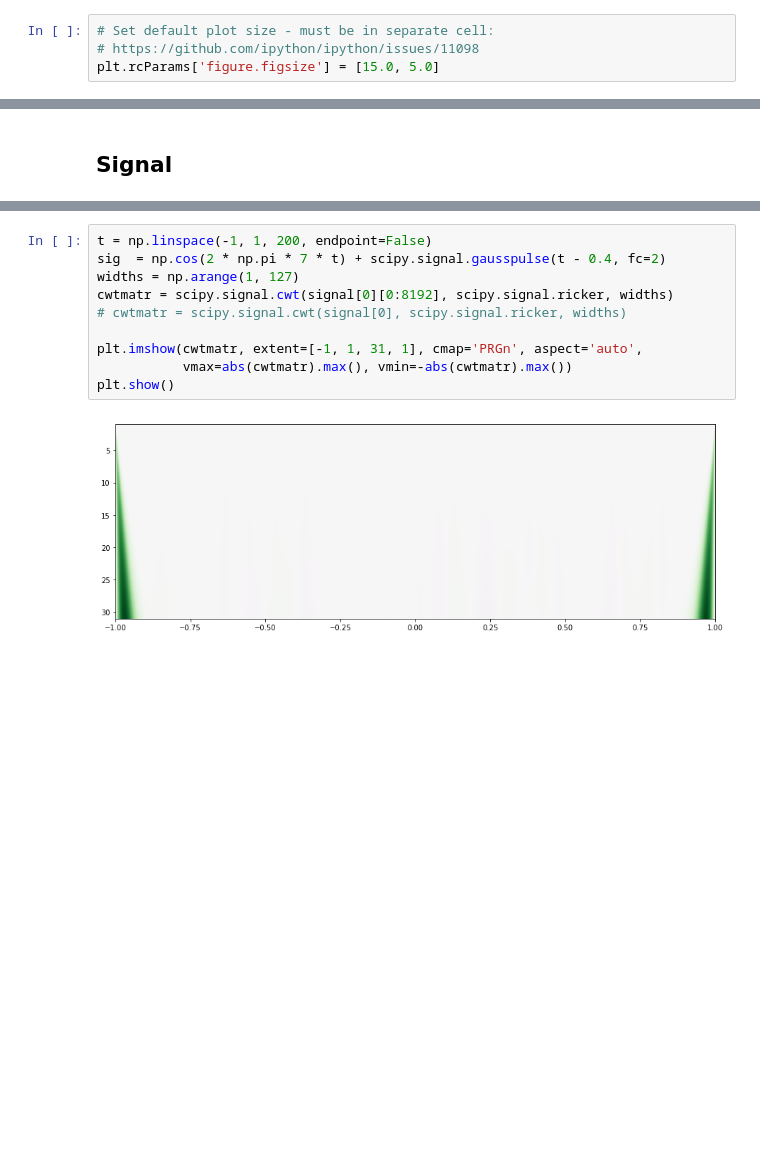
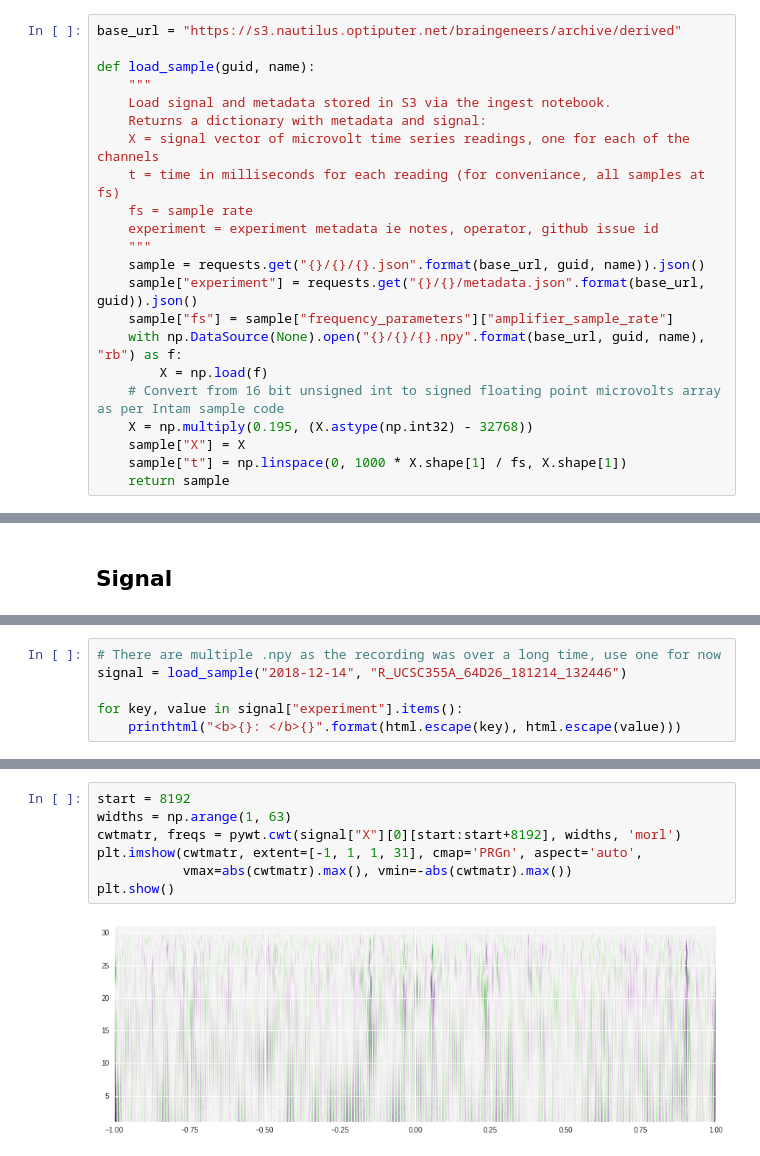
Before and after one commit to rcurrie/notebooks, a Jupyter notebook: braingeneers/renyi-entropy.ipynb, the cells around one changed output, grey strips where cells are left out. Saved outputs shown, nothing was run; the diff lists cells and outputs as text; blank space fills up the shorter version.

Commit message:
Convert loaded sample into millivolts as per Intan, simplify loading, add basic morlet cwt

```diff
--- a/braingeneers/renyi-entropy.ipynb
+++ b/braingeneers/renyi-entropy.ipynb
@@ -14,6 +15,24 @@ base_url = "https://s3.nautilus.optiputer.net/braingeneers/archive"
-# %%
-# Set default plot size - must be in separate cell:
-# https://github.com/ipython/ipython/issues/11098
-plt.rcParams['figure.figsize'] = [15.0, 5.0]
+# %%
+base_url = "https://s3.nautilus.optiputer.net/braingeneers/archive/derived"
+
+def load_sample(guid, name):
+    """
+    Load signal and metadata stored in S3 via the ingest notebook.
+    Returns a dictionary with metadata and signal:
+    X = signal vector of microvolt time series readings, one for each of the channels
+    t = time in milliseconds for each reading (for conveniance, all samples at fs)
+    fs = sample rate
+    experiment = experiment metadata ie notes, operator, github issue id
+    """
+    sample = requests.get("{}/{}/{}.json".format(base_url, guid, name)).json()
+    sample["experiment"] = requests.get("{}/{}/metadata.json".format(base_url, guid)).json()
+    sample["fs"] = sample["frequency_parameters"]["amplifier_sample_rate"]
+    with np.DataSource(None).open("{}/{}/{}.npy".format(base_url, guid, name), "rb") as f:
+        X = np.load(f)
+    # Convert from 16 bit unsigned int to signed floating point microvolts array as per Intam sample code
+    X = np.multiply(0.195, (X.astype(np.int32) - 32768))
+    sample["X"] = X
+    sample["t"] = np.linspace(0, 1000 * X.shape[1] / fs, X.shape[1])
+    return sample
 # %% [markdown]
 ## Baseline
@@ -53,0 +58,6 @@ plt.show()
+# %%
+# There are multiple .npy as the recording was over a long time, use one for now
+signal = load_sample("2018-12-14", "R_UCSC355A_64D26_181214_132446")
+
+for key, value in signal["experiment"].items():
+    printhtml("<b>{}: </b>{}".format(html.escape(key), html.escape(value)))
@@ -54,12 +91,9 @@ plt.show()
 # %%
-t = np.linspace(-1, 1, 200, endpoint=False)
-sig  = np.cos(2 * np.pi * 7 * t) + scipy.signal.gausspulse(t - 0.4, fc=2)
-widths = np.arange(1, 127)
-cwtmatr = scipy.signal.cwt(signal[0][0:8192], scipy.signal.ricker, widths)
-# cwtmatr = scipy.signal.cwt(signal[0], scipy.signal.ricker, widths)
-
-plt.imshow(cwtmatr, extent=[-1, 1, 31, 1], cmap='PRGn', aspect='auto',
+start = 8192
+widths = np.arange(1, 63)
+cwtmatr, freqs = pywt.cwt(signal["X"][0][start:start+8192], widths, 'morl')
+plt.imshow(cwtmatr, extent=[-1, 1, 1, 31], cmap='PRGn', aspect='auto',
            vmax=abs(cwtmatr).max(), vmin=-abs(cwtmatr).max())
 plt.show()
 # %% [output]
-[figure, old version]
+[figure, new version]
```
Also changed, not shown: parts of 11 cells of this notebook.
